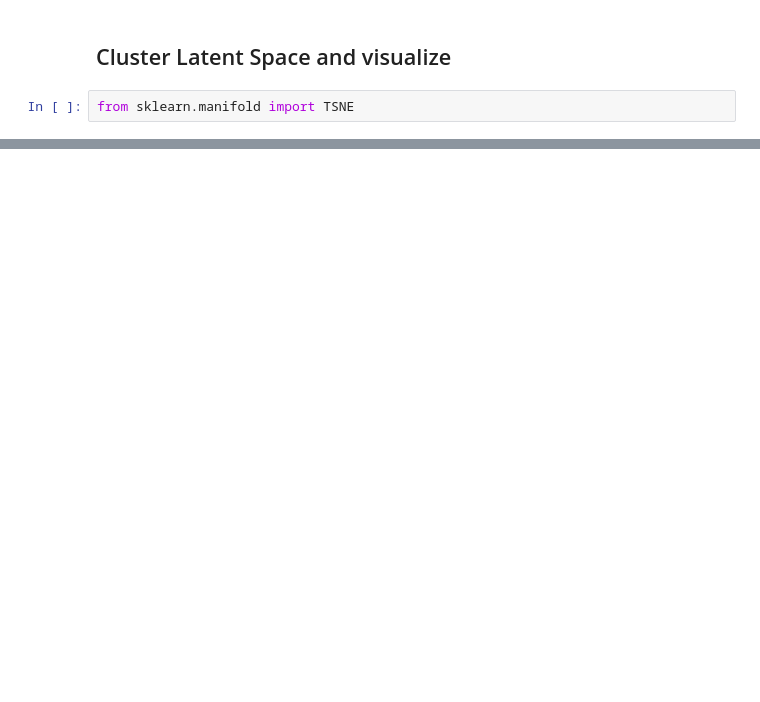
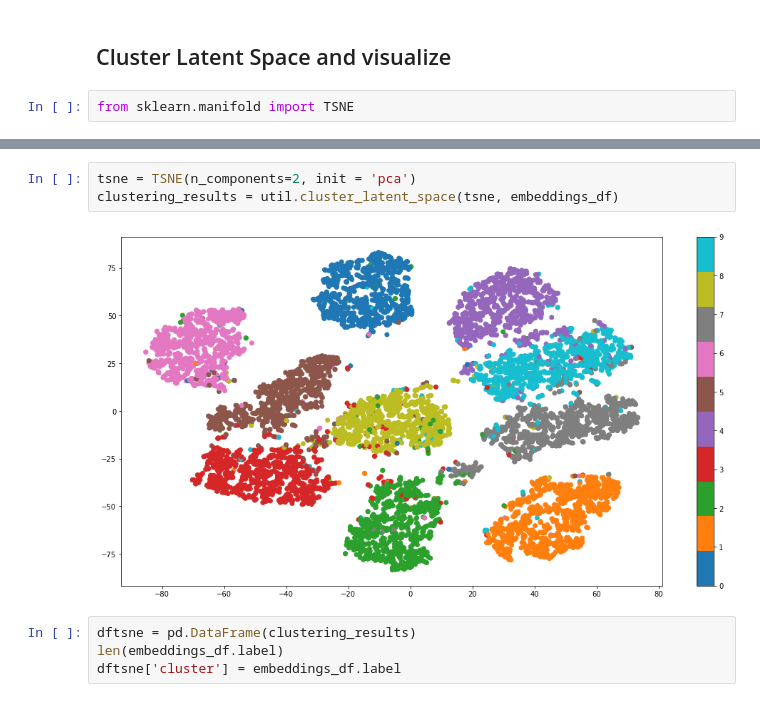
Before and after one commit to gourav10/autoencoder_embedding, a Jupyter notebook: mnist_autoencoder.ipynb, the cells around one changed output, grey strips where cells are left out. Drawn from its saved outputs; the diff is of its cells as text; blank space fills up the shorter version.

```diff
--- a/mnist_autoencoder.ipynb
+++ b/mnist_autoencoder.ipynb
@@ -192,0 +398,9 @@ util.cluster_latent_space(tsne, embeddings_df)
+# %%
+tsne = TSNE(n_components=2, init = 'pca')
+clustering_results = util.cluster_latent_space(tsne, embeddings_df)
+# %% [output]
+[figure, added]
+# %%
+dftsne = pd.DataFrame(clustering_results)
+len(embeddings_df.label)
+dftsne['cluster'] = embeddings_df.label
```
Also changed, not shown: parts of 75 cells of this notebook.
